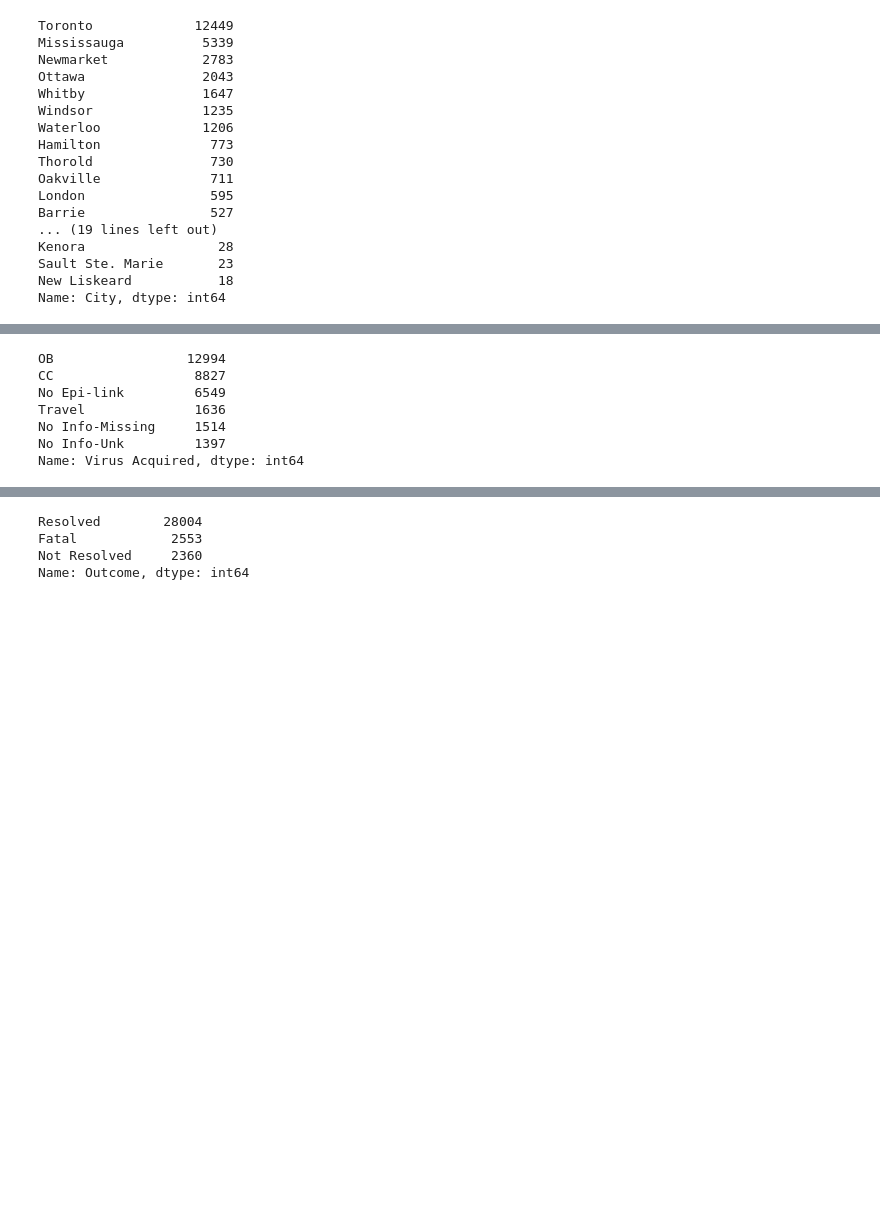
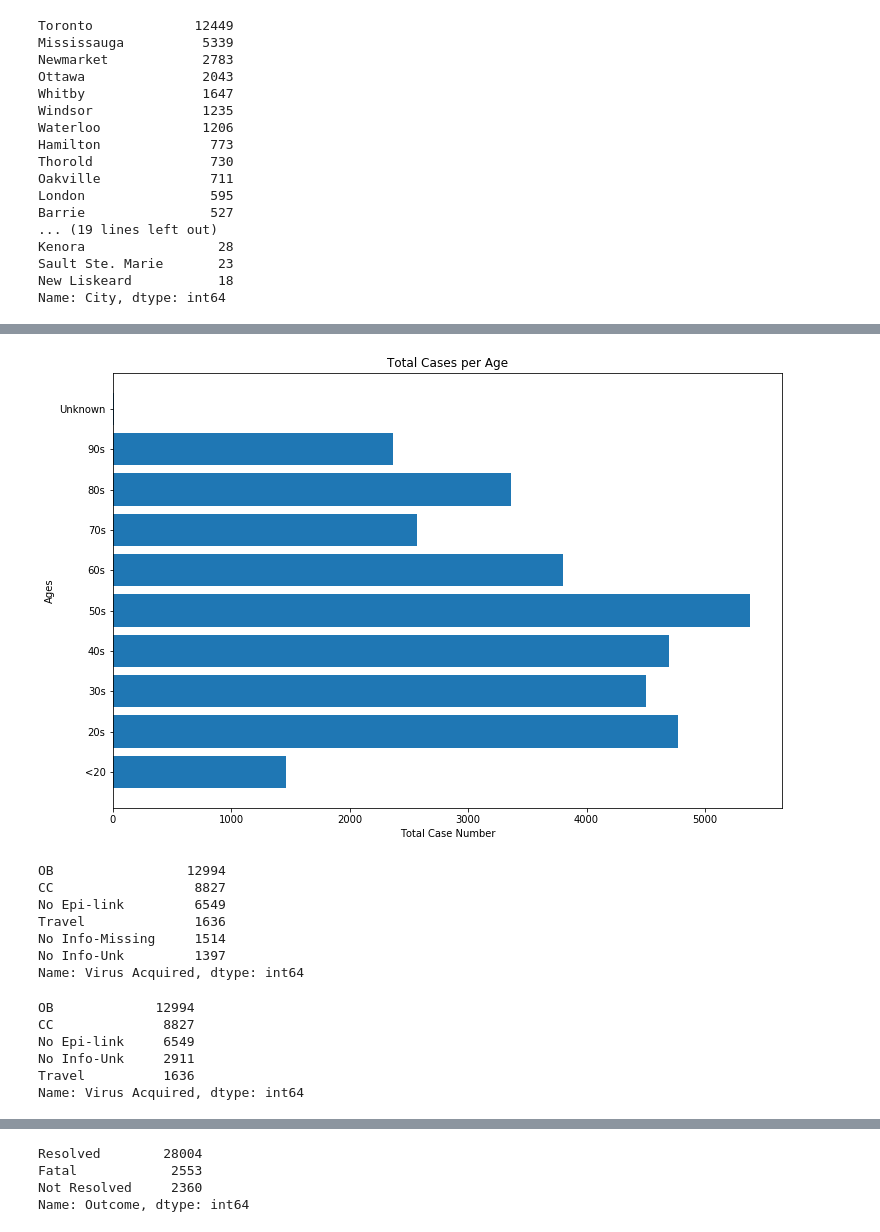
Before and after one commit to kirushan3/COVID-Project-1, a Jupyter notebook: covid19_project.ipynb, the cells around one changed output, grey strips where cells are left out. Saved outputs shown, nothing was run; the diff lists cells and outputs as text; code cells hidden in the pictures; blank space fills up the shorter version.

```diff
--- a/covid19_project.ipynb
+++ b/covid19_project.ipynb
@@ -135,0 +133,6 @@ Name: Age, dtype: int64
+# %%
+age_df = pd.DataFrame(data_rename['Age'].value_counts())
+age_df = age_df.reset_index()
+age_df.replace({'index': r"<20"}, {'index': "10s"}, regex=True, inplace = True)
+age_df = age_df.sort_values(["index"],ascending = True)
+age_df
@@ -135,0 +151,3 @@ Name: Age, dtype: int64
+# %%
+age_df_new = age_df.replace({'index': r"10s"}, {'index': "<20"}, regex=True)
+age_df_new
@@ -136,3 +166,15 @@ Name: Age, dtype: int64
+# %%
+#bar graph for age vs total cases
+x_values = age_df_new['index']
+y_values = age_df_new['Age']
+plt.figure (figsize = (12, 8))
+plt.barh(x_values,y_values)
+plt.title("Total Cases per Age")
+plt.xlabel("Total Case Number")
+plt.ylabel("Ages")
+plt.show()
+# %% [output]
+[figure, added]
 # %%
 data_rename['Virus Acquired'].value_counts()
 # %% [output]
@@ -145,0 +191,10 @@ Name: Virus Acquired, dtype: int64
+# %%
+#updated series, No Info-Missing 1514 + No Info-Unk 1397=2911
+data_rename['Virus Acquired'].value_counts()
+# %% [output]
+OB             12994
+CC              8827
+No Epi-link     6549
+No Info-Unk     2911
+Travel          1636
+Name: Virus Acquired, dtype: int64
```
Also changed, not shown: parts of 23 cells of this notebook.
